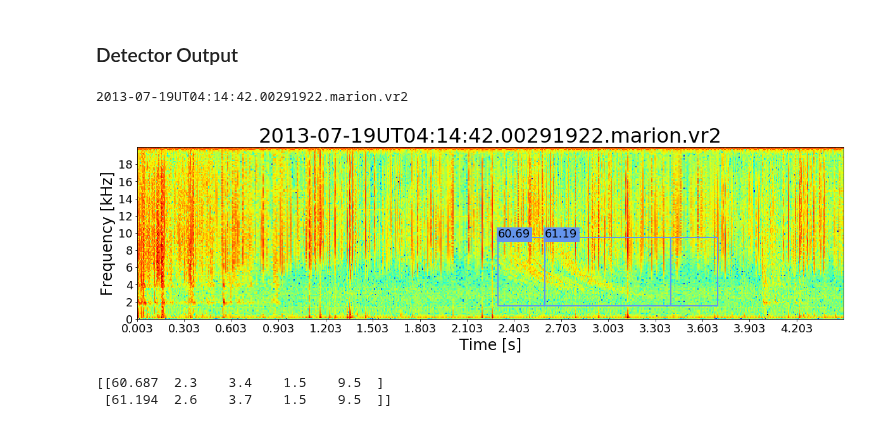
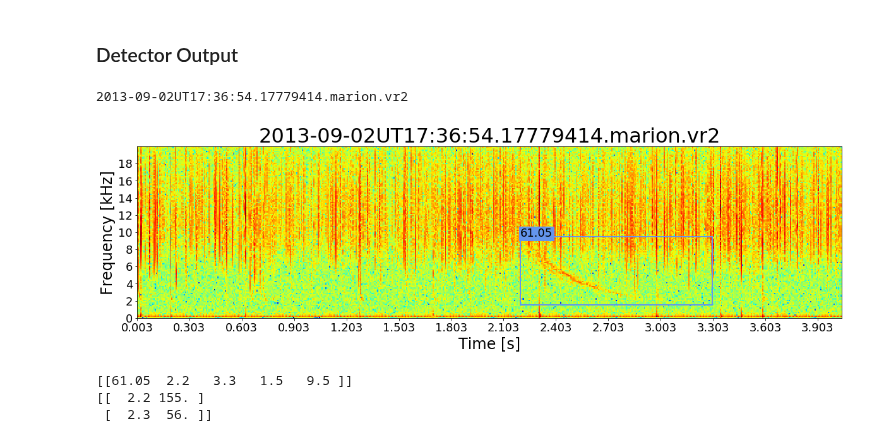
Before and after one commit to Kojey/MSc-whistler-waves-detector, a Jupyter notebook: ipy/report/chapter5_3_5.ipynb, the cells around one changed output. Drawn from its saved outputs; the diff is of its cells as text; code cells hidden in the pictures.

```diff
--- a/ipy/report/chapter5_3_5.ipynb
+++ b/ipy/report/chapter5_3_5.ipynb
@@ -470,28 +470,31 @@ array([['2.386', '60.633'],
 ### Detector Output
 # %%
 N,G,k,T1,T2,pfa = 10,7,9,3,8,3.36e-01
-files = np.random.choice(database.get_train(),3)
+files = np.random.choice(database.get_train())
 # files = ['2013-05-18UT13:49:22.14312156.marion.vr2','2013-07-02UT16:04:50.89891914.marion.vr2',
 #          '2013-07-23UT17:43:48.20451906.marion.vr2','2013-04-22UT01:28:03.48279656.marion.vr2','2013-07-26UT03:39:09.21571914.marion.vr2',
 #          '2013-07-11UT02:58:27.23171938.marion.vr2','2013-07-19UT04:14:42.00291922.marion.vr2']
-files=['2013-07-19UT04:14:42.00291922.marion.vr2']
+# files=['2013-07-19UT04:14:42.00291922.marion.vr2']
+files = [files]
 for file in files:
     print(file)
     sample = CFARDetector(dataset_loc, site, file)
     transforms, transforms_params = ['slice','zscore','scale'], [[1.5,9.5],[None],[0,1]]
     kernel = sample.load_kernel('sim', [0.35,80,1])
     bboxes = sample.detection_bounding_boxes(transforms,transforms_params, kernel, 'fusion_cfar', [N,G,k,T1,T2,pfa], threshold=0, time_error=1, duration=True)
     freq_size = 4
     sample.spectrogram_with_axis(log10=True)
     sample.set_figsize(freq_size*sample.get_time_freq_ratio(dec=0), freq_size)
     sample.spectrogram_plot(figsize=(sample.get_figsize()[0],5) , xlabel='Time [s]', ylabel='Frequency [kHz]',zlabel='sprectrum magnitude [dB]',
                                xaxis=True, yaxis=True,ticks=[0.3,2], title=sample.get_file(), cmap='jet', cmap_show=False, font=font,output=bboxes)
     print(bboxes)
+    print(sample.awd_starting_locations(time_err=1, threshold=20))
 # %% [output]
-2013-07-19UT04:14:42.00291922.marion.vr2
+2013-09-02UT17:36:54.17779414.marion.vr2
-[figure, old version]
+[figure, new version]
-[[60.687  2.3    3.4    1.5    9.5  ]
- [61.194  2.6    3.7    1.5    9.5  ]]
+[[61.05  2.2   3.3   1.5   9.5 ]]
+[[  2.2 155. ]
+ [  2.3  56. ]]
 # %%
 # cfar
 '2013-07-26UT00:41:12.27491914.marion.vr2'
```
Also changed, not shown: 16 other files.
